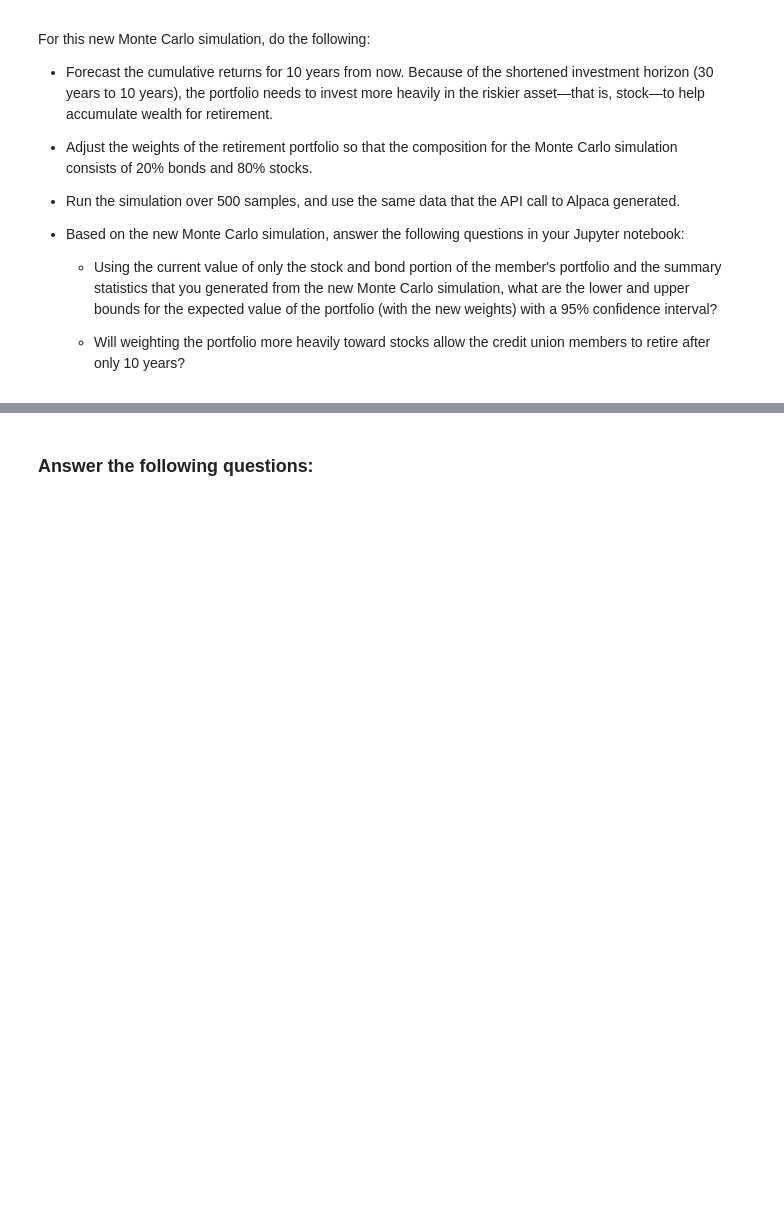
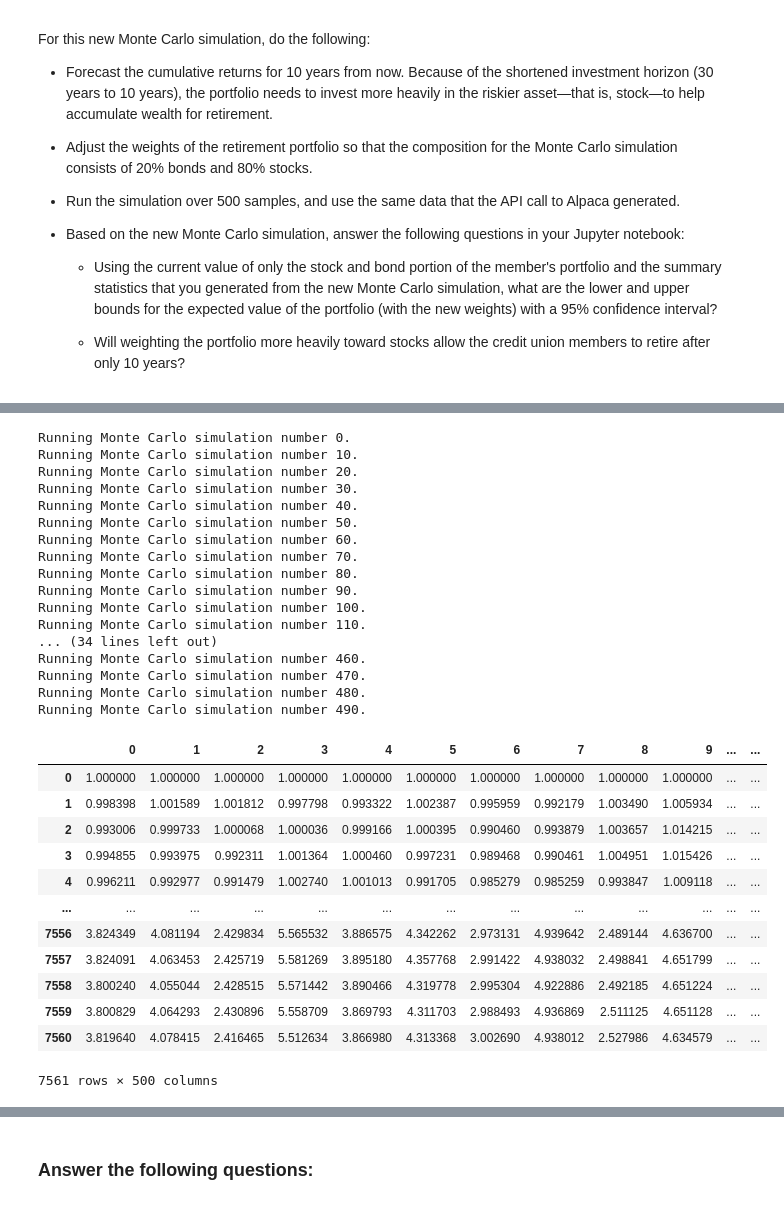
Before and after one commit to vishkast203/Challenge_Assignment_5, a Jupyter notebook: Starter_Code/financial_planning_tools.ipynb, the cells around one changed output, grey strips where cells are left out. Cells and saved outputs as stored; diff of their text form; code cells hidden in the pictures; blank space fills up the shorter version.

```diff
--- a/Starter_Code/financial_planning_tools.ipynb
+++ b/Starter_Code/financial_planning_tools.ipynb
@@ -622,5 +635,36 @@ For this new Monte Carlo simulation, do the following:
 # %%
 # Run the Monte Carlo simulation to forecast 10 years cumulative returns
-# YOUR CODE HERE
+MC_80_20_10YR.calc_cumulative_return()
+# %% [output]
+Running Monte Carlo simulation number 0.
+Running Monte Carlo simulation number 10.
+Running Monte Carlo simulation number 20.
+Running Monte Carlo simulation number 30.
+Running Monte Carlo simulation number 40.
+Running Monte Carlo simulation number 50.
+Running Monte Carlo simulation number 60.
+Running Monte Carlo simulation number 70.
+Running Monte Carlo simulation number 80.
+Running Monte Carlo simulation number 90.
+Running Monte Carlo simulation number 100.
+Running Monte Carlo simulation number 110.
+... (34 lines left out)
+Running Monte Carlo simulation number 460.
+Running Monte Carlo simulation number 470.
+Running Monte Carlo simulation number 480.
+Running Monte Carlo simulation number 490.
+|  | 0 | 1 | 2 | 3 | 4 | 5 | 6 | 7 | 8 | 9 | ... | ... |
+| 0 | 1.000000 | 1.000000 | 1.000000 | 1.000000 | 1.000000 | 1.000000 | 1.000000 | 1.000000 | 1.000000 | 1.000000 | ... | ... |
+| 1 | 0.998398 | 1.001589 | 1.001812 | 0.997798 | 0.993322 | 1.002387 | 0.995959 | 0.992179 | 1.003490 | 1.005934 | ... | ... |
+| 2 | 0.993006 | 0.999733 | 1.000068 | 1.000036 | 0.999166 | 1.000395 | 0.990460 | 0.993879 | 1.003657 | 1.014215 | ... | ... |
+| 3 | 0.994855 | 0.993975 | 0.992311 | 1.001364 | 1.000460 | 0.997231 | 0.989468 | 0.990461 | 1.004951 | 1.015426 | ... | ... |
+| 4 | 0.996211 | 0.992977 | 0.991479 | 1.002740 | 1.001013 | 0.991705 | 0.985279 | 0.985259 | 0.993847 | 1.009118 | ... | ... |
+| ... | ... | ... | ... | ... | ... | ... | ... | ... | ... | ... | ... | ... |
+| 7556 | 3.824349 | 4.081194 | 2.429834 | 5.565532 | 3.886575 | 4.342262 | 2.973131 | 4.939642 | 2.489144 | 4.636700 | ... | ... |
+| 7557 | 3.824091 | 4.063453 | 2.425719 | 5.581269 | 3.895180 | 4.357768 | 2.991422 | 4.938032 | 2.498841 | 4.651799 | ... | ... |
+| 7558 | 3.800240 | 4.055044 | 2.428515 | 5.571442 | 3.890466 | 4.319778 | 2.995304 | 4.922886 | 2.492185 | 4.651224 | ... | ... |
+| 7559 | 3.800829 | 4.064293 | 2.430896 | 5.558709 | 3.869793 | 4.311703 | 2.988493 | 4.936869 | 2.511125 | 4.651128 | ... | ... |
+| 7560 | 3.819640 | 4.078415 | 2.416465 | 5.512634 | 3.866980 | 4.313368 | 3.002690 | 4.938012 | 2.527986 | 4.634579 | ... | ... |
+7561 rows × 500 columns
 # %%
 # Visualize the 10-year Monte Carlo simulation by creating an
```
Also changed, not shown: parts of 6 cells of this notebook.
